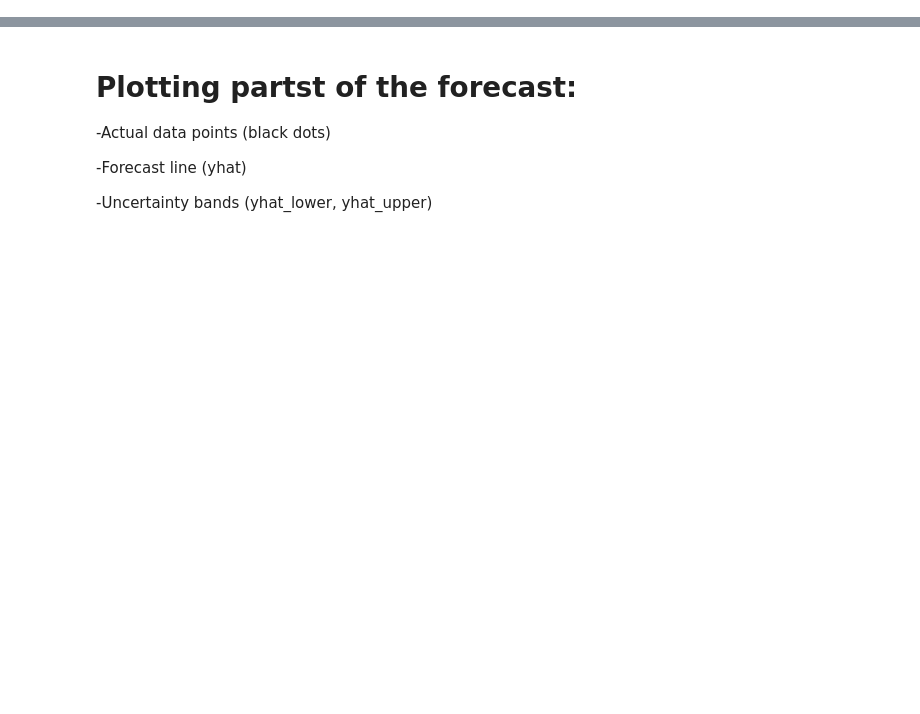
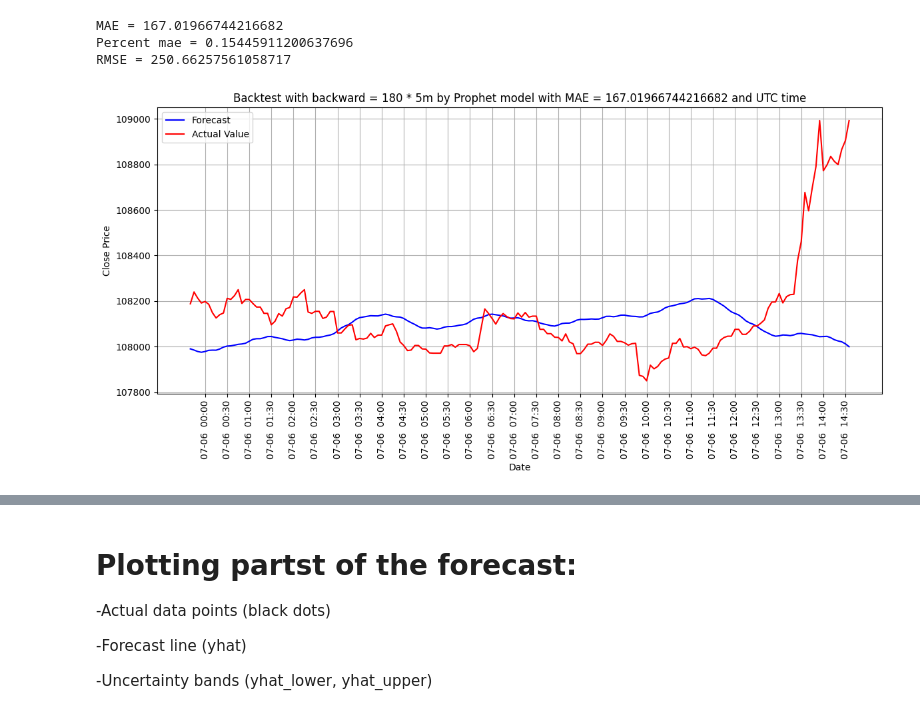
Before and after one commit to DeveloperAlex111/get_df_binance_with_forecast, a Jupyter notebook: get_5m_df_fr_binance_and_prophet_forecast_by_close_price.ipynb, the cells around one changed output, grey strips where cells are left out. Saved outputs shown, nothing was run; the diff lists cells and outputs as text; code cells hidden in the pictures; blank space fills up the shorter version.

```diff
--- a/get_5m_df_fr_binance_and_prophet_forecast_by_close_price.ipynb
+++ b/get_5m_df_fr_binance_and_prophet_forecast_by_close_price.ipynb
@@ -74,0 +66,67 @@ df_train.tail()
+# %%
+#Backtesting
+horizont = 180
+df_train = data[['Date', 'Close']].dropna(subset=['Close']).copy()
+df_train['Date'] = pd.to_datetime(df_train['Date'])
+df_train = df_train.astype({'Close': 'float'})
+df_train = df_train.rename(columns={'Date': 'ds', 'Close': 'y'})
+q_low = df_train['y'].quantile(0.005)
+q_high = df_train['y'].quantile(0.995)
+df_train = df_train[(df_train['y'] >= q_low) & (df_train['y'] <= q_high)]
+
+df_test = df_train.iloc[-3000:-horizont].copy()
+
+df_train = df_train.iloc[-3000:].copy()
+
+model_param ={
+    "n_changepoints": 10, # fewer changepoints speed up predictions
+    "daily_seasonality": True,
+    "weekly_seasonality": False,
+    "yearly_seasonality": False,
+    "seasonality_mode": "multiplicative",
+    "changepoint_prior_scale": 0.1,
+    "seasonality_prior_scale": 1,
+    "holidays_prior_scale": 1,
+    "growth": "logistic" #or linear.Then will need to delete cap paremeter/linear is by default
+}
+m = Prophet(**model_param)  #**model_param
+df_test['cap']= df_test["y"].max() + df_test["y"].std() * 0.05
+m.add_country_holidays(country_name='US')
+m.add_seasonality(name='dayly', period=1, fourier_order=10)
+m.add_seasonality(name='weekly', period=7, fourier_order=3)
+m.add_seasonality(name='hourly', period=1/24, fourier_order=3)
+m.fit(df_test)
+future = m.make_future_dataframe(periods=horizont, freq='5min') #5 minutes
+future['cap'] = df_test['cap'].max()
+forecast = m.predict(future)
+
+true_y = df_train['y'].iloc[-horizont:]
+predict_y = forecast['yhat'].iloc[-horizont:]
+
+mae = mean_absolute_error(true_y, predict_y) # mean absolute error
+percent_mae = (mae / np.mean(true_y)) * 100
+rmse = np.sqrt(mean_squared_error(true_y, predict_y))  # Root Mean Squared Error
+print(f'MAE = {mae}')
+print(f'Percent mae = {percent_mae}')
+print(f'RMSE = {rmse}')
+
+plt.figure(figsize=(12, 6))
+plt.plot(forecast['ds'].iloc[-horizont:], forecast['yhat'].iloc[-horizont:], 'b-', label='Forecast')
+plt.plot(df_train['ds'].iloc[-horizont:], df_train['y'].iloc[-horizont:], 'r-', label='Actual Value')  # Changed label to string
+plt.xlabel('Date')
+
+tick_dates= pd.date_range(start = forecast['ds'].iloc[-horizont:].min().ceil('30 min'),
+                          end = forecast['ds'].iloc[-horizont:].max().floor('30 min'),
+                          periods = 30)
+plt.xticks(tick_dates, rotation=90)
+
+ax = plt.gca()
+ax.xaxis.set_major_formatter(mdates.DateFormatter('%m-%d  %H:%M'))
+
+plt.ylabel('Close Price')
+plt.title(f'Backtest with backward = {horizont} * 5m by Prophet model with MAE = {mae} and UTC time')
+plt.legend()
+plt.grid(True)
+plt.tight_layout()  # Prevent label cutoff
+plt.show()
+# %% [output]
@@ -75,3 +135,7 @@ df_train.tail()
+MAE = 167.01966744216682
+Percent mae = 0.15445911200637696
+RMSE = 250.66257561058717
+[figure, added]
 # %%
 # Forecasting
 ## Creating model parameters
```
Also changed, not shown: parts of 9 cells of this notebook, 3 other files.
